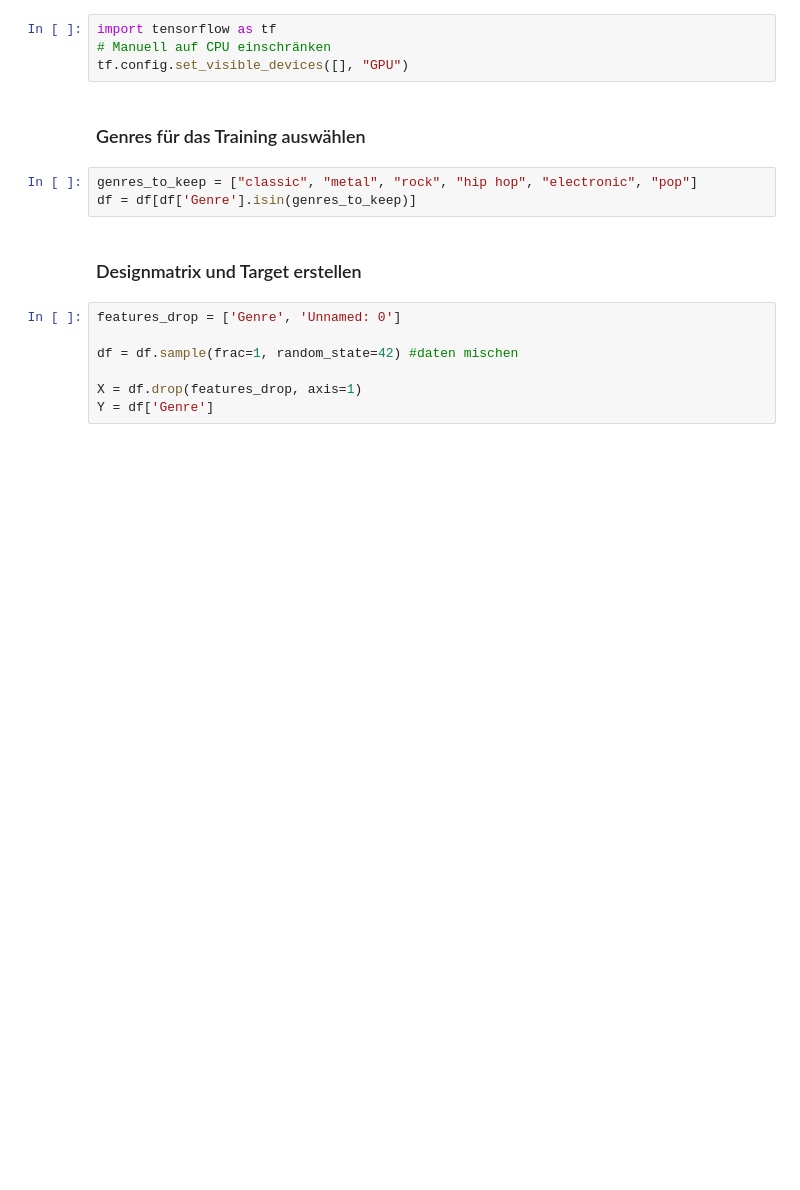
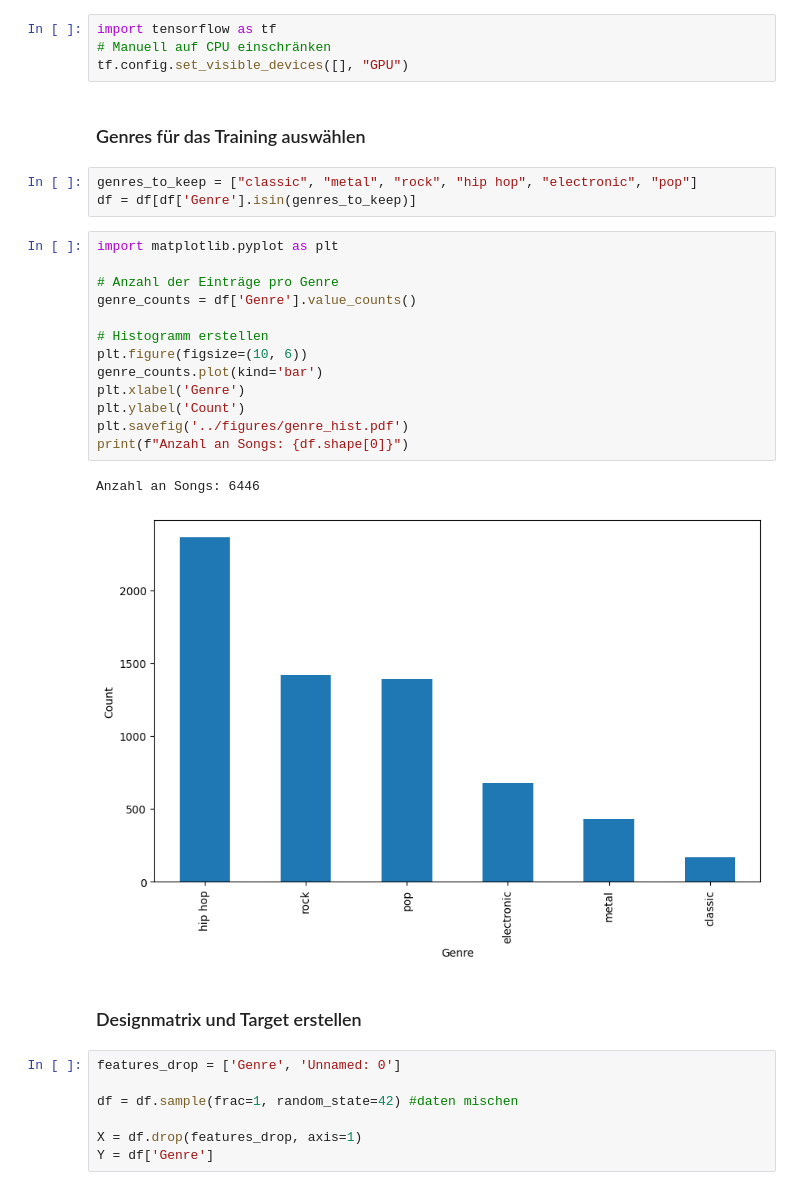
Before and after one commit to Henry-Kr15/TheGenreFactor, a Jupyter notebook: scripts/NN_final.ipynb, the cells around one changed output. Saved outputs shown, nothing was run; the diff lists cells and outputs as text; blank space fills up the shorter version.

```diff
--- a/scripts/NN_final.ipynb
+++ b/scripts/NN_final.ipynb
@@ -25,6 +25,22 @@ tf.config.set_visible_devices([], "GPU")
 # %%
 genres_to_keep = ["classic", "metal", "rock", "hip hop", "electronic", "pop"]
 df = df[df['Genre'].isin(genres_to_keep)]
+# %%
+import matplotlib.pyplot as plt
+
+# Anzahl der Einträge pro Genre
+genre_counts = df['Genre'].value_counts()
+
+# Histogramm erstellen
+plt.figure(figsize=(10, 6))
+genre_counts.plot(kind='bar')
+plt.xlabel('Genre')
+plt.ylabel('Count')
+plt.savefig('../figures/genre_hist.pdf')
+print(f"Anzahl an Songs: {df.shape[0]}")
+# %% [output]
+Anzahl an Songs: 6446
+[figure, added]
 # %% [markdown]
 ### Designmatrix und Target erstellen
 # %%
```
Also changed, not shown: parts of 11 cells of this notebook.
